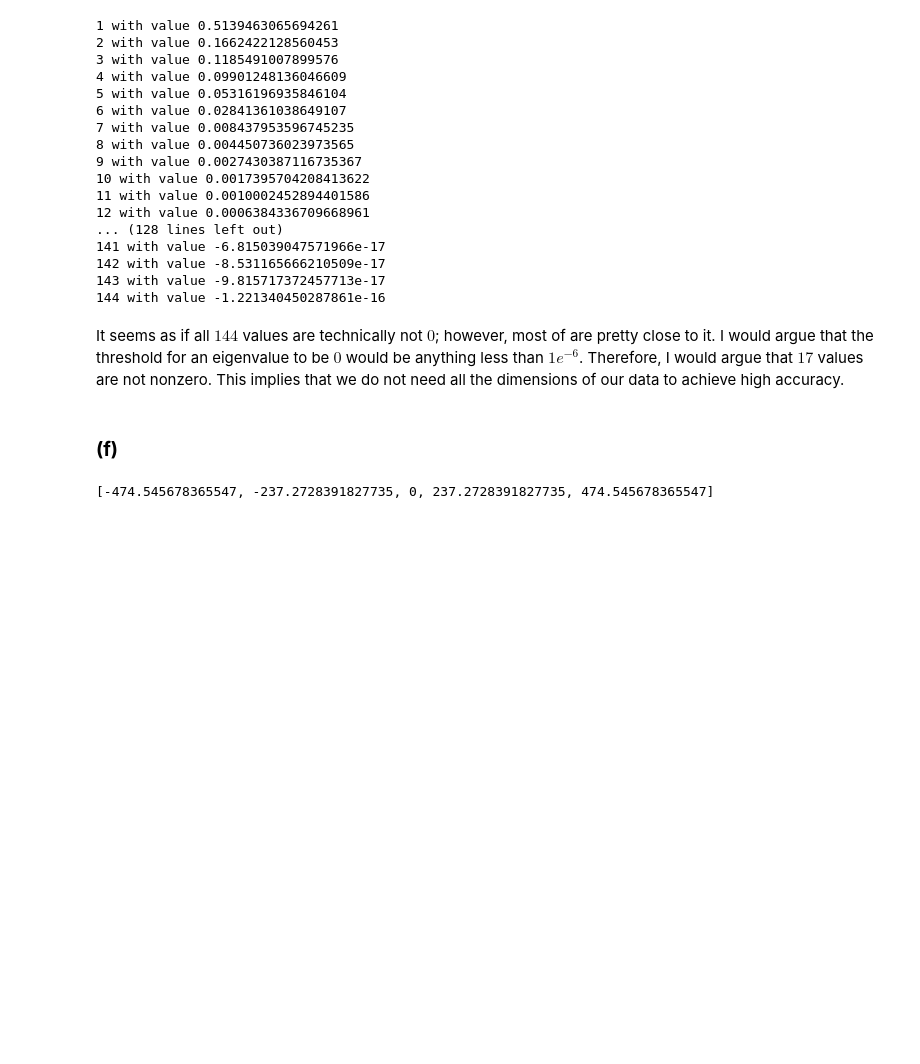
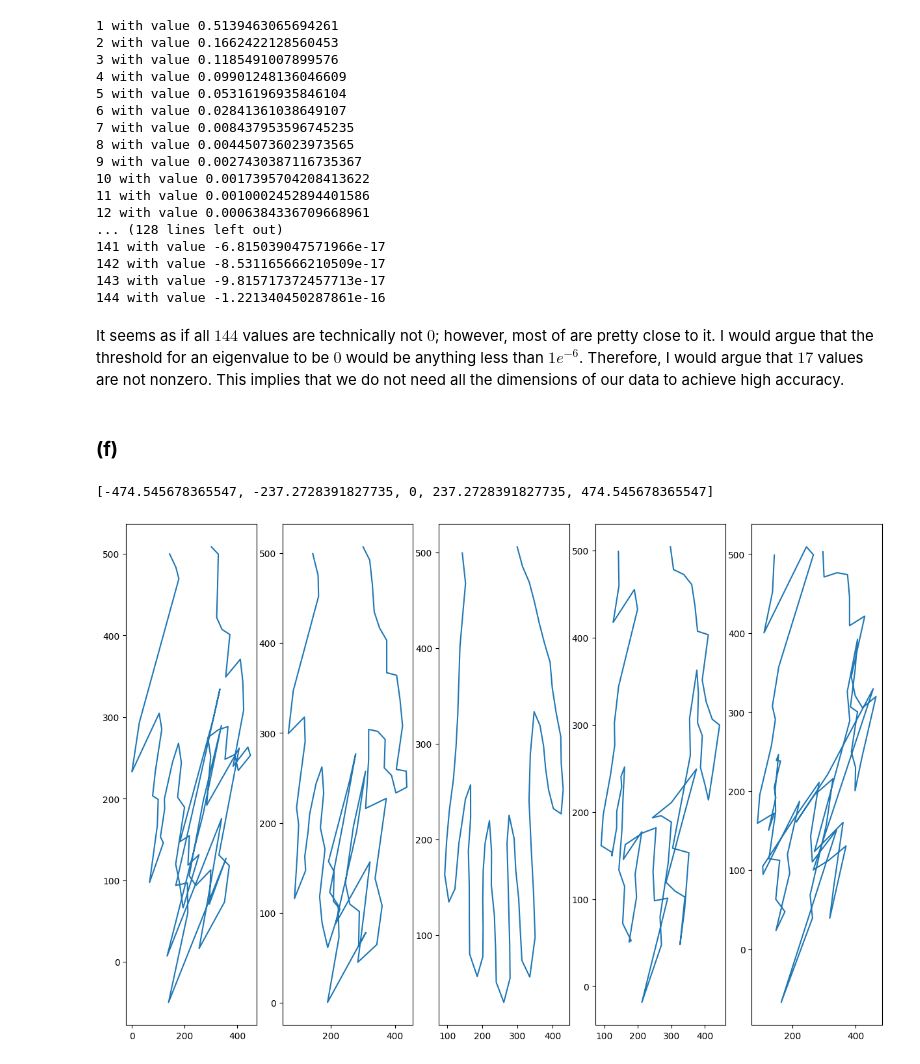
Before and after one commit to Tazering/UVA-CS, a Jupyter notebook: CS-3501_Zhang/PS4/PS4/tkj9ep_PS4.ipynb, the cells around one changed output. Cells and saved outputs as stored; diff of their text form; code cells hidden in the pictures; blank space fills up the shorter version.

```diff
--- a/CS-3501_Zhang/PS4/PS4/tkj9ep_PS4.ipynb
+++ b/CS-3501_Zhang/PS4/PS4/tkj9ep_PS4.ipynb
@@ -275,7 +275,7 @@ def get_s_list(pc):
 
   return s_list
 
-s_list = get_s_list(eigenvalues[-1]) # note that the eigenvalue is in ascending order
-print(s_list)
+s_list_1 = get_s_list(eigenvalues[-1]) # note that the eigenvalue is in ascending order
+print(s_list_1)
 # %% [output]
 [-474.545678365547, -237.2728391827735, 0, 237.2728391827735, 474.545678365547]
@@ -287,0 +309,27 @@ def plot_sequence(pc_list, eigenvectors, mean):
+# %%
+"""
+This function should plot all the required plots.
+"""
+def plot_sequences(s_list, eigenvector, mean):
+  plot1 = plot_figure(s_list[0], eigenvector, mean)
+  plot2 = plot_figure(s_list[1], eigenvector, mean)
+  plot3 = plot_figure(s_list[2], eigenvector, mean)
+  plot4 = plot_figure(s_list[3], eigenvector, mean)
+  plot5 = plot_figure(s_list[4], eigenvector, mean)
+
+  fig, axes = plt.subplots(ncols = 5, figsize = (15, 10))
+
+  axes[0].plot(plot1[:, 0], plot1[:, 1])
+  axes[1].plot(plot2[:, 0], plot2[:, 1])
+  axes[2].plot(plot3[:, 0], plot3[:, 1])
+  axes[3].plot(plot4[:, 0], plot4[:, 1])
+  axes[4].plot(plot5[:, 0], plot5[:, 1])
+
+  plt.show()
+
+s_list_2 = get_s_list(eigenvalues[-2])
+s_list_3 = get_s_list(eigenvalues[-3])
+# %%
+plot_sequences(s_list_1, eigenvectors[-1], mean) # plot sequences for the first pc
+# %% [output]
+[figure, added]
```
Also changed, not shown: parts of 7 cells of this notebook, 2 other files.
